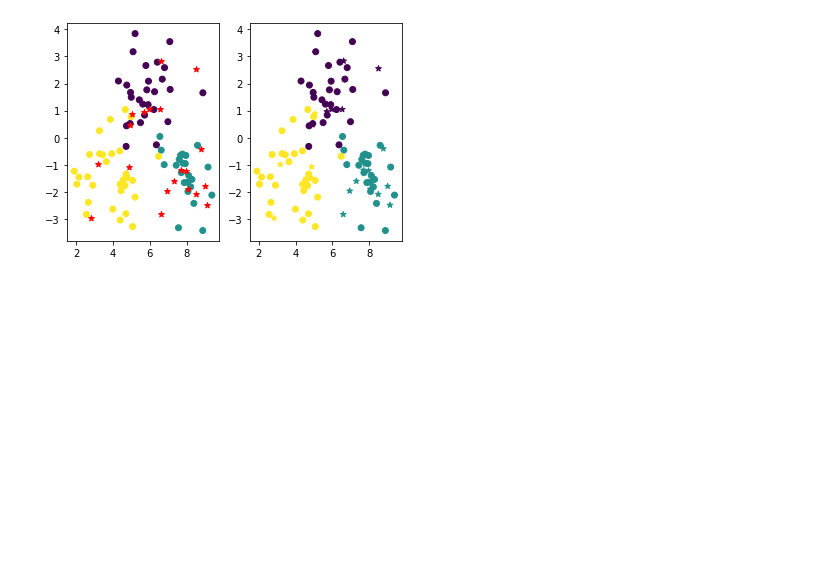
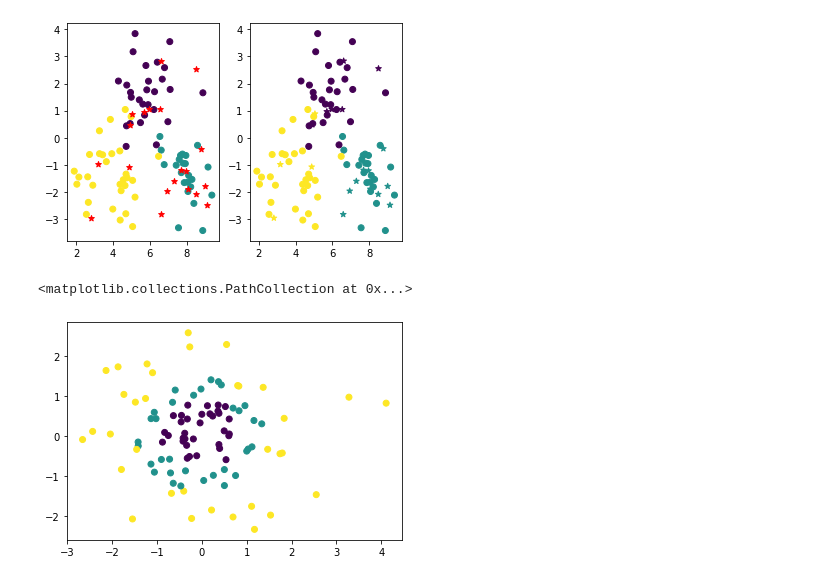
Before and after one commit to KPEdit/ML, a Jupyter notebook: ML/knn/knn_l1.ipynb, the cells around one changed output. Cells and saved outputs as stored; diff of their text form; code cells hidden in the pictures; blank space fills up the shorter version.

Commit message:
adding some graphs

```diff
--- a/ML/knn/knn_l1.ipynb
+++ b/ML/knn/knn_l1.ipynb
@@ -170,3 +170,9 @@ axes[1].scatter(xte[:,0], xte[:,1], marker='*', c=yp)
 # %% [output]
 <matplotlib.collections.PathCollection at 0x...>
 [figure]
+# %%
+X3, Y3 = make_gaussian_quantiles(cov=1, n_classes=3, random_state=2)
+plt.scatter(X3[:,0], X3[:,1], c=Y3)
+# %% [output]
+<matplotlib.collections.PathCollection at 0x...>
+[figure, added]
```
Also changed, not shown: parts of 3 cells of this notebook, 1 other file.
